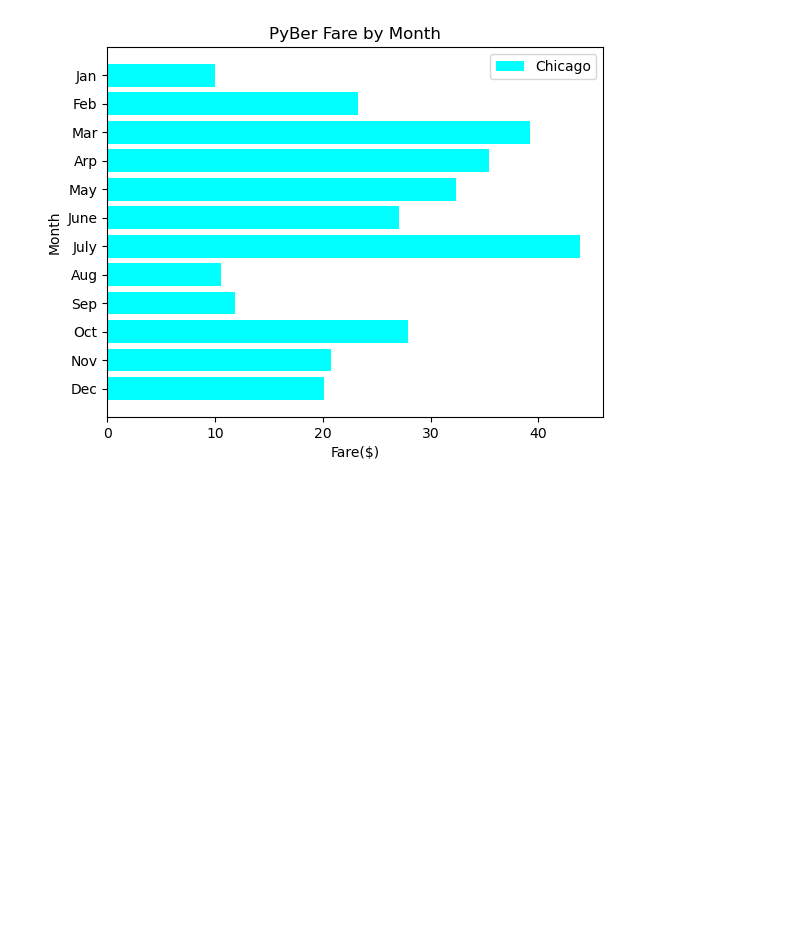
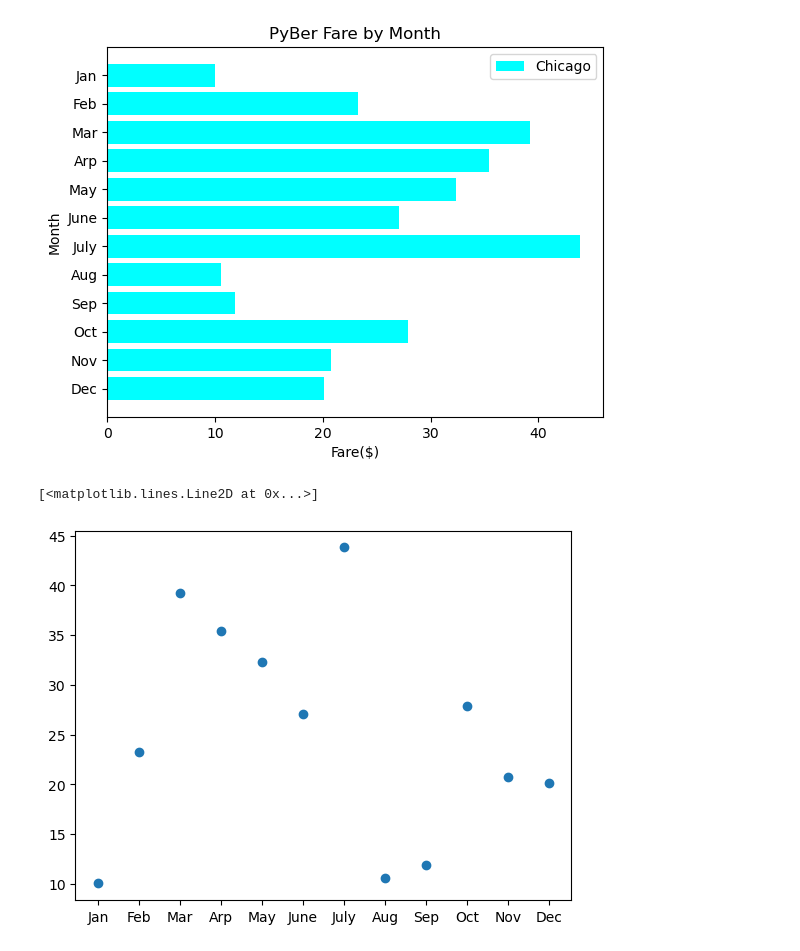
Before and after one commit to Bruppert333/PyBer_Analysis, a Jupyter notebook: matplotlib_practice.ipynb, the cells around one changed output. Saved outputs shown, nothing was run; the diff lists cells and outputs as text; code cells hidden in the pictures; blank space fills up the shorter version.

```diff
--- a/matplotlib_practice.ipynb
+++ b/matplotlib_practice.ipynb
@@ -113,3 +113,9 @@ plt.legend()
 # %% [output]
 <matplotlib.legend.Legend at 0x...>
 [figure]
+# %%
+# Create Scatter plot using plt.plot
+plt.plot(x_axis, y_axis, "o")
+# %% [output]
+[<matplotlib.lines.Line2D at 0x...>]
+[figure, added]
```
Also changed, not shown: parts of 9 cells of this notebook.
